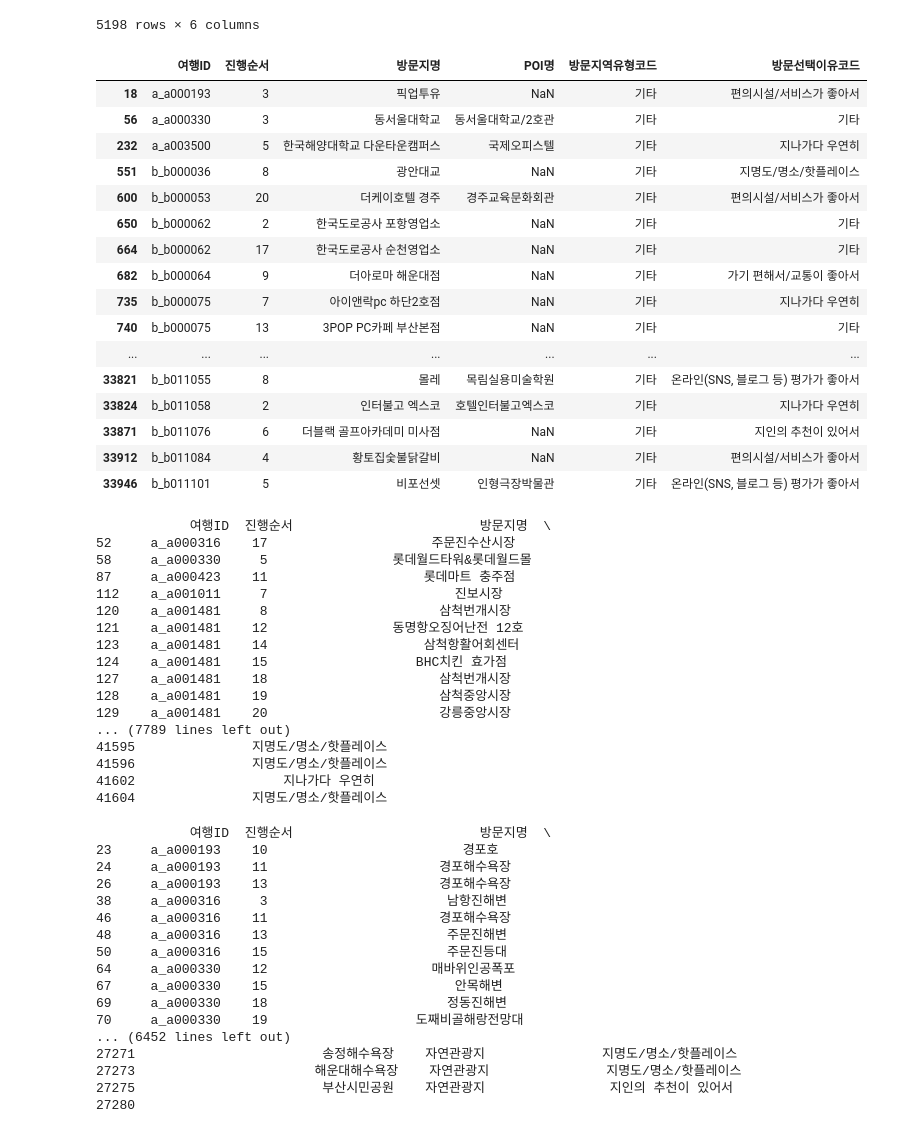
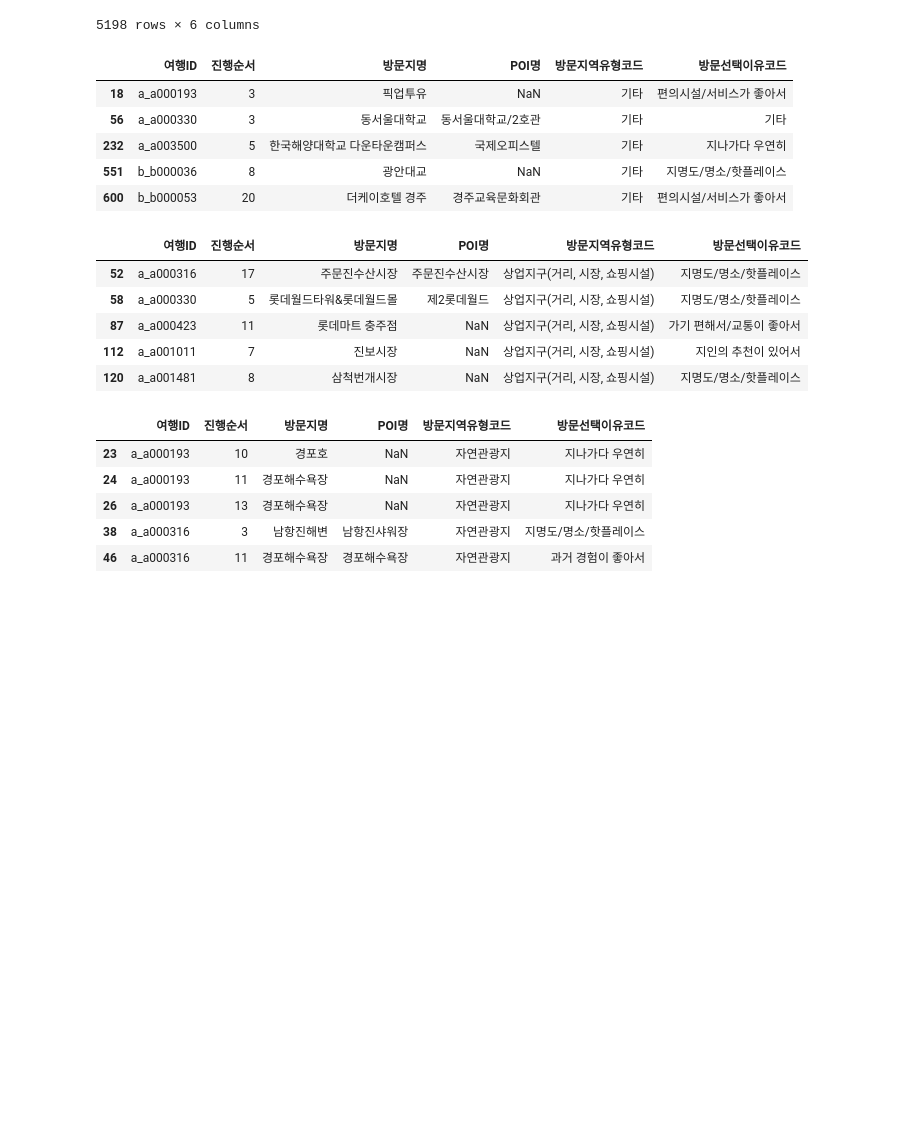
Before and after one commit to ssoom98/where2go, a Jupyter notebook: choi/preprocessing/가설검증전처리.ipynb, the cells around one changed output. Saved outputs shown, nothing was run; the diff lists cells and outputs as text; code cells hidden in the pictures; blank space fills up the shorter version.

```diff
--- a/choi/preprocessing/가설검증전처리.ipynb
+++ b/choi/preprocessing/가설검증전처리.ipynb
@@ -383,22 +383,11 @@ result_home_to_home
 | 5197 | d_d007458 | 7 | 집 | 월배2차아이파크아파트/아이파크에벤에셀유치원 | 집 | 지나가다 우연히 |
 5198 rows × 6 columns
 # %%
-va_info[va_info['방문지역유형코드']=='기타']
+va_info[va_info['방문지역유형코드']=='기타'].head()
 # %% [output]
 |  | 여행ID | 진행순서 | 방문지명 | POI명 | 방문지역유형코드 | 방문선택이유코드 |
 | 18 | a_a000193 | 3 | 픽업투유 | NaN | 기타 | 편의시설/서비스가 좋아서 |
 | 56 | a_a000330 | 3 | 동서울대학교 | 동서울대학교/2호관 | 기타 | 기타 |
 | 232 | a_a003500 | 5 | 한국해양대학교 다운타운캠퍼스 | 국제오피스텔 | 기타 | 지나가다 우연히 |
 | 551 | b_b000036 | 8 | 광안대교 | NaN | 기타 | 지명도/명소/핫플레이스 |
 | 600 | b_b000053 | 20 | 더케이호텔 경주 | 경주교육문화회관 | 기타 | 편의시설/서비스가 좋아서 |
-| 650 | b_b000062 | 2 | 한국도로공사 포항영업소 | NaN | 기타 | 기타 |
-| 664 | b_b000062 | 17 | 한국도로공사 순천영업소 | NaN | 기타 | 기타 |
-| 682 | b_b000064 | 9 | 더아로마 해운대점 | NaN | 기타 | 가기 편해서/교통이 좋아서 |
-| 735 | b_b000075 | 7 | 아이앤락pc 하단2호점 | NaN | 기타 | 지나가다 우연히 |
-| 740 | b_b000075 | 13 | 3POP PC카페 부산본점 | NaN | 기타 | 기타 |
-| ... | ... | ... | ... | ... | ... | ... |
-| 33821 | b_b011055 | 8 | 몰레 | 목림실용미술학원 | 기타 | 온라인(SNS, 블로그 등) 평가가 좋아서 |
-| 33824 | b_b011058 | 2 | 인터불고 엑스코 | 호텔인터불고엑스코 | 기타 | 지나가다 우연히 |
-| 33871 | b_b011076 | 6 | 더블랙 골프아카데미 미사점 | NaN | 기타 | 지인의 추천이 있어서 |
-| 33912 | b_b011084 | 4 | 황토집숯불닭갈비 | NaN | 기타 | 편의시설/서비스가 좋아서 |
-| 33946 | b_b011101 | 5 | 비포선셋 | 인형극장박물관 | 기타 | 온라인(SNS, 블로그 등) 평가가 좋아서 |
@@ -408,40 +394,18 @@ pd.set_option('display.max_row', None)
 # %%
-va_info[va_info['방문지역유형코드']=='상업지구(거리, 시장, 쇼핑시설)']
+va_info[va_info['방문지역유형코드']=='상업지구(거리, 시장, 쇼핑시설)'].head()
 # %% [output]
-            여행ID  진행순서                        방문지명  \
-52     a_a000316    17                     주문진수산시장
-58     a_a000330     5                롯데월드타워&롯데월드몰
-87     a_a000423    11                    롯데마트 충주점
-112    a_a001011     7                        진보시장
-120    a_a001481     8                      삼척번개시장
-121    a_a001481    12                동명항오징어난전 12호
-123    a_a001481    14                    삼척항활어회센터
-124    a_a001481    15                   BHC치킨 효가점
-127    a_a001481    18                      삼척번개시장
-128    a_a001481    19                      삼척중앙시장
-129    a_a001481    20                      강릉중앙시장
-... (7789 lines left out)
-41595               지명도/명소/핫플레이스
-41596               지명도/명소/핫플레이스
-41602                   지나가다 우연히
-41604               지명도/명소/핫플레이스
+|  | 여행ID | 진행순서 | 방문지명 | POI명 | 방문지역유형코드 | 방문선택이유코드 |
+| 52 | a_a000316 | 17 | 주문진수산시장 | 주문진수산시장 | 상업지구(거리, 시장, 쇼핑시설) | 지명도/명소/핫플레이스 |
+| 58 | a_a000330 | 5 | 롯데월드타워&롯데월드몰 | 제2롯데월드 | 상업지구(거리, 시장, 쇼핑시설) | 지명도/명소/핫플레이스 |
+| 87 | a_a000423 | 11 | 롯데마트 충주점 | NaN | 상업지구(거리, 시장, 쇼핑시설) | 가기 편해서/교통이 좋아서 |
+| 112 | a_a001011 | 7 | 진보시장 | NaN | 상업지구(거리, 시장, 쇼핑시설) | 지인의 추천이 있어서 |
+| 120 | a_a001481 | 8 | 삼척번개시장 | NaN | 상업지구(거리, 시장, 쇼핑시설) | 지명도/명소/핫플레이스 |
 # %%
-va_info[va_info['방문지역유형코드']=='자연관광지']
+va_info[va_info['방문지역유형코드']=='자연관광지'].head()
 # %% [output]
-            여행ID  진행순서                        방문지명  \
-23     a_a000193    10                         경포호
-24     a_a000193    11                      경포해수욕장
-26     a_a000193    13                      경포해수욕장
-38     a_a000316     3                       남항진해변
-46     a_a000316    11                      경포해수욕장
-48     a_a000316    13                       주문진해변
-50     a_a000316    15                       주문진등대
-64     a_a000330    12                     매바위인공폭포
-67     a_a000330    15                        안목해변
-69     a_a000330    18                       정동진해변
-70     a_a000330    19                   도째비골해랑전망대
-... (6452 lines left out)
-27271                        송정해수욕장    자연관광지               지명도/명소/핫플레이스
-27273                       해운대해수욕장    자연관광지               지명도/명소/핫플레이스
-27275                        부산시민공원    자연관광지                지인의 추천이 있어서
-27280
+|  | 여행ID | 진행순서 | 방문지명 | POI명 | 방문지역유형코드 | 방문선택이유코드 |
+| 23 | a_a000193 | 10 | 경포호 | NaN | 자연관광지 | 지나가다 우연히 |
+| 24 | a_a000193 | 11 | 경포해수욕장 | NaN | 자연관광지 | 지나가다 우연히 |
+| 26 | a_a000193 | 13 | 경포해수욕장 | NaN | 자연관광지 | 지나가다 우연히 |
+| 38 | a_a000316 | 3 | 남항진해변 | 남항진샤워장 | 자연관광지 | 지명도/명소/핫플레이스 |
+| 46 | a_a000316 | 11 | 경포해수욕장 | 경포해수욕장 | 자연관광지 | 과거 경험이 좋아서 |
```
Also changed, not shown: parts of 15 cells of this notebook, 1 other file.
